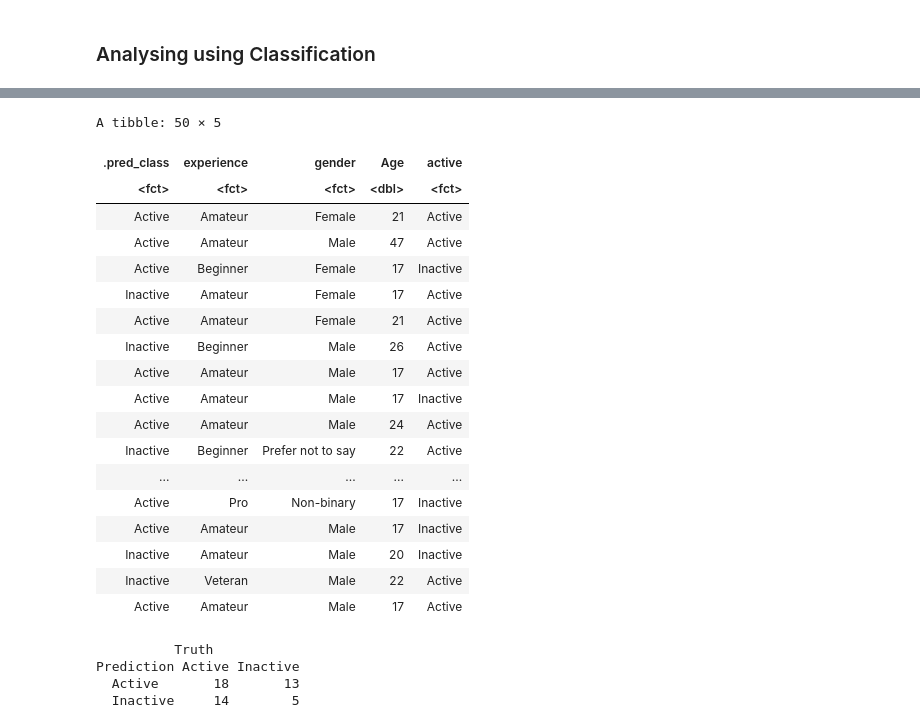
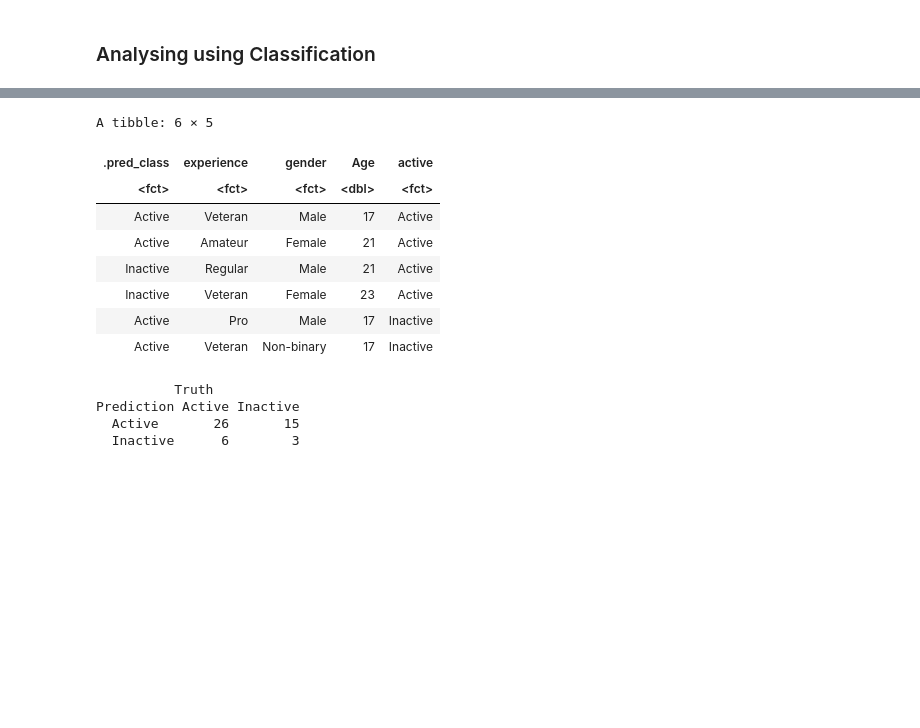
Before and after one commit to lucychenyun/DSCI100-Project-Group, a Jupyter notebook: Project.ipynb, the cells around one changed output, grey strips where cells are left out. Cells and saved outputs as stored; diff of their text form; code cells hidden in the pictures; blank space fills up the shorter version.

```diff
--- a/Project.ipynb
+++ b/Project.ipynb
@@ -224,40 +205,30 @@ accuracy_plot
 # %%
-knn_spec <- nearest_neighbor(weight_func="rectangular", neighbors=3)|>
+knn_spec <- nearest_neighbor(weight_func="rectangular", neighbors=6)|>
     set_engine("kknn")|>
     set_mode("classification")
 knn_fit <- workflow()|>
     add_recipe(recipe)|>
     add_model(knn_spec)|>
     fit(data=training_data)
 prediction <- predict(knn_fit, testing_data)|>
     bind_cols(testing_data)
-prediction
+head(prediction)
 # %% [output]
-A tibble: 50 × 5
+A tibble: 6 × 5
 | .pred_class | experience | gender | Age | active |
 | <fct> | <fct> | <fct> | <dbl> | <fct> |
+| Active | Veteran | Male | 17 | Active |
 | Active | Amateur | Female | 21 | Active |
-| Active | Amateur | Male | 47 | Active |
-| Active | Beginner | Female | 17 | Inactive |
-| Inactive | Amateur | Female | 17 | Active |
-| Active | Amateur | Female | 21 | Active |
-| Inactive | Beginner | Male | 26 | Active |
-| Active | Amateur | Male | 17 | Active |
-| Active | Amateur | Male | 17 | Inactive |
-| Active | Amateur | Male | 24 | Active |
-| Inactive | Beginner | Prefer not to say | 22 | Active |
-| ... | ... | ... | ... | ... |
-| Active | Pro | Non-binary | 17 | Inactive |
-| Active | Amateur | Male | 17 | Inactive |
-| Inactive | Amateur | Male | 20 | Inactive |
-| Inactive | Veteran | Male | 22 | Active |
-| Active | Amateur | Male | 17 | Active |
+| Inactive | Regular | Male | 21 | Active |
+| Inactive | Veteran | Female | 23 | Active |
+| Active | Pro | Male | 17 | Inactive |
+| Active | Veteran | Non-binary | 17 | Inactive |
 # %%
 confusion <- prediction |>
 conf_mat(truth =active, estimate = .pred_class)
-confusion
+confusion #do we want to keep this?
 # %% [output]
           Truth
 Prediction Active Inactive
-  Active       18       13
-  Inactive     14        5
+  Active       26       15
+  Inactive      6        3
```
Also changed, not shown: parts of 9 cells of this notebook.
